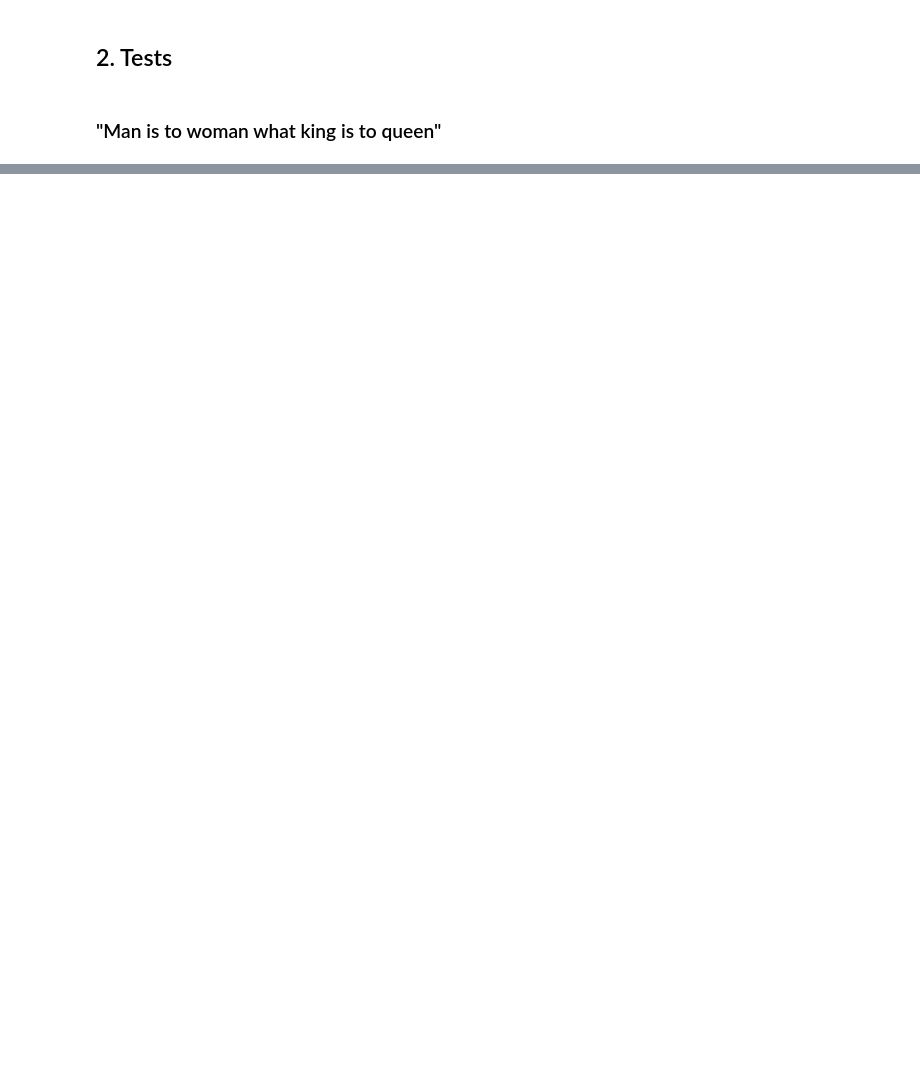
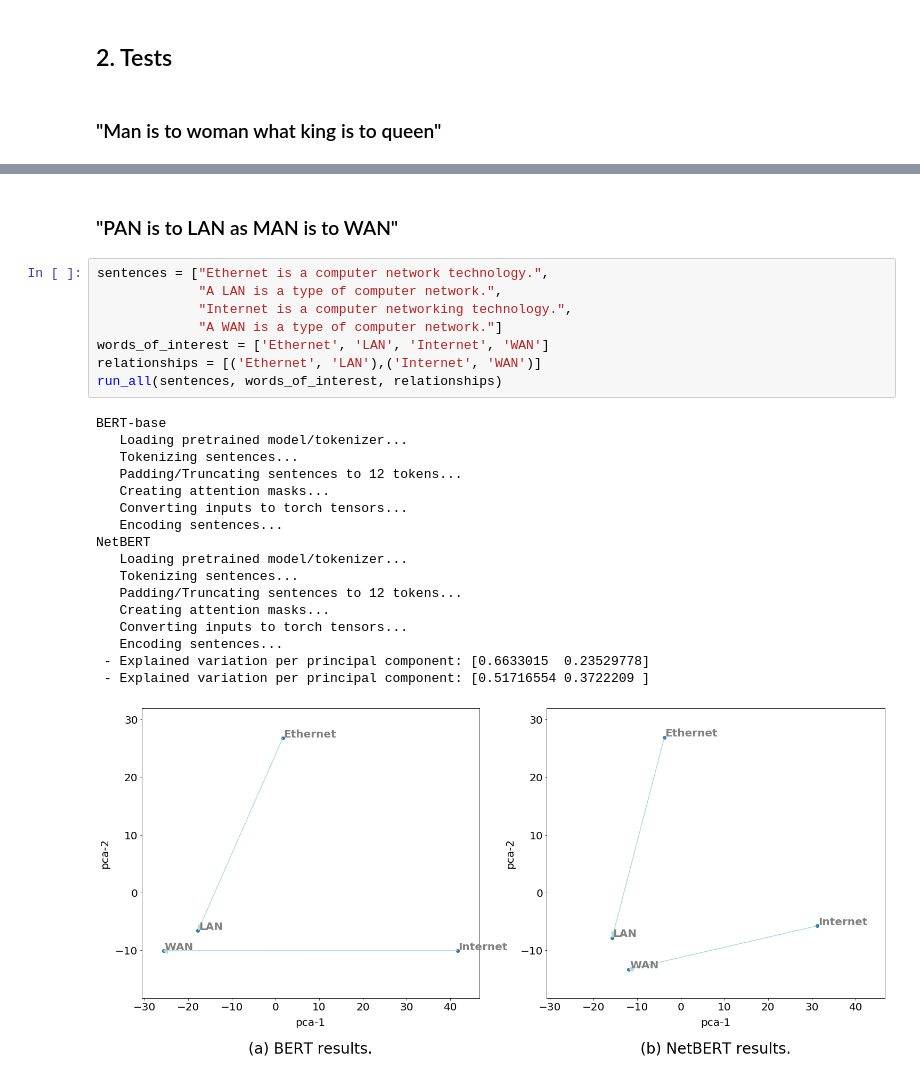
Before and after one commit to ant-louis/netbert, a Jupyter notebook: intrinsic_evaluation/word_analogies.ipynb, the cells around one changed output, grey strips where cells are left out. Drawn from its saved outputs; the diff is of its cells as text; blank space fills up the shorter version.

```diff
--- a/intrinsic_evaluation/word_analogies.ipynb
+++ b/intrinsic_evaluation/word_analogies.ipynb
@@ -257,3 +322,31 @@ NetBERT
+# %% [markdown]
+### "PAN is to LAN as MAN is to WAN"
+# %%
+sentences = ["Ethernet is a computer network technology.",
+             "A LAN is a type of computer network.",
+             "Internet is a computer networking technology.",
+             "A WAN is a type of computer network."]
+words_of_interest = ['Ethernet', 'LAN', 'Internet', 'WAN']
+relationships = [('Ethernet', 'LAN'),('Internet', 'WAN')]
+run_all(sentences, words_of_interest, relationships)
+# %% [output]
+BERT-base
+   Loading pretrained model/tokenizer...
+   Tokenizing sentences...
+   Padding/Truncating sentences to 12 tokens...
+   Creating attention masks...
+   Converting inputs to torch tensors...
+   Encoding sentences...
+NetBERT
+   Loading pretrained model/tokenizer...
+   Tokenizing sentences...
+   Padding/Truncating sentences to 12 tokens...
+   Creating attention masks...
+   Converting inputs to torch tensors...
+   Encoding sentences...
+ - Explained variation per principal component: [0.6633015  0.23529778]
+ - Explained variation per principal component: [0.51716554 0.3722209 ]
+[figure, added]
 # %%
 # List Mark
 DNS
```
Also changed, not shown: parts of 9 cells of this notebook, 12 other files.
